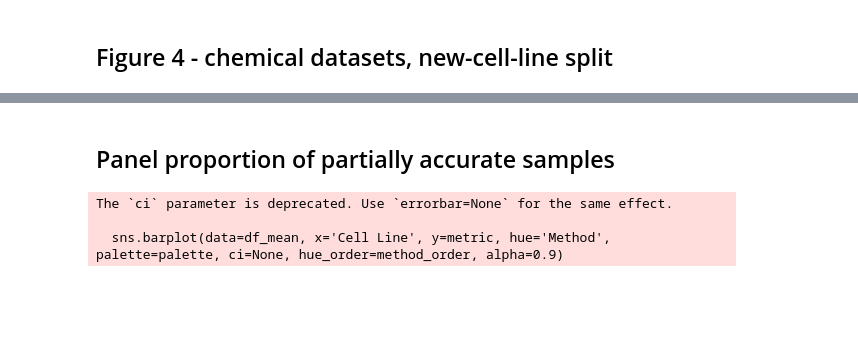
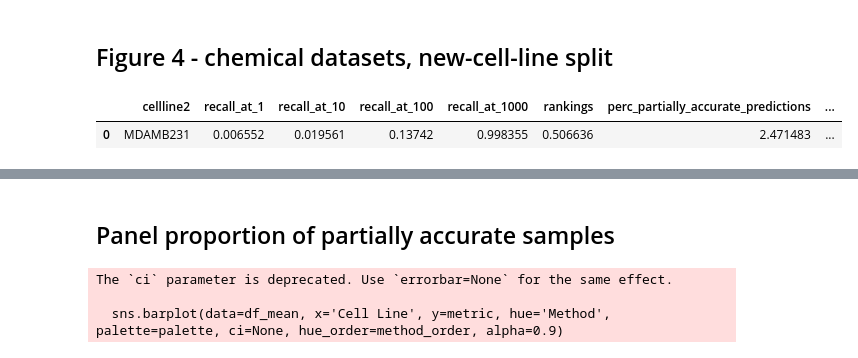
Before and after one commit to mims-harvard/PDGrapher, a Jupyter notebook: figures/figure_4_chemical_newcell/plot_figure_4_pert_pred_performance.ipynb, the cells around one changed output, grey strips where cells are left out. Cells and saved outputs as stored; diff of their text form; code cells hidden in the pictures; blank space fills up the shorter version.

```diff
--- a/figures/figure_4_chemical_newcell/plot_figure_4_pert_pred_performance.ipynb
+++ b/figures/figure_4_chemical_newcell/plot_figure_4_pert_pred_performance.ipynb
@@ -63,24 +66,16 @@ for path in paths:
 ##########
 #Biolord
 ##########
-
 paths = glob(osp.join(base_path, 'v2/Biolord/chemical/cross/biolord_chemical_*.csv'))
 
 for path in paths:
     df = pd.read_csv(path)
-
-
-    if df.iloc[0]['cellline1'] == 'HA1E':
-        continue
-
-    train_cell = df.iloc[0]['cellline1']
-
     # Process the new DataFrame to update the dictionary
     method_name = 'Biolord'
 
     # List the columns for which you want to compute the mean
     columns_of_interest = ['recall_at_1', 'recall_at_10', 'recall_at_100',
-                        'recall_at_1000', 'rankings', 'perc_partially_accurate_predictions', 'Ranking_DCG']
+                        'recall_at_1000', 'rankings', 'perc_partially_accurate_predictions', 'Ranking_DCG' ]
 
     # Group by 'cellline2' and calculate the mean for the specified columns
     df_grouped = df.groupby('cellline2')[columns_of_interest].mean().reset_index()
@@ -88,9 +83,6 @@ for path in paths:
     # Iterate over the rows of the new DataFrame
     for _, row in df_grouped.iterrows():
         cellline = row['cellline2']
-
-        if cellline == train_cell:
-            continue
 
         metric_data = {
             'recall@1': row['recall_at_1'],
@@ -100,6 +92,7 @@ for path in paths:
             'percentage of samples with partially accurate predictions': row['perc_partially_accurate_predictions'],
             'rankings': row['rankings'],
             'nDCG': row['Ranking_DCG']
+
         }
 
         # Initialize nested dictionaries if not already present
@@ -156,6 +149,11 @@ for path in paths:
             if method_name not in performance[cellline][metric]:
                 performance[cellline][metric][method_name] = []
             performance[cellline][metric][method_name].append(value)
+# %%
+df_grouped
+# %% [output]
+|  | cellline2 | recall_at_1 | recall_at_10 | recall_at_100 | recall_at_1000 | rankings | perc_partially_accurate_predictions | ... |
+| 0 | MDAMB231 | 0.006552 | 0.019561 | 0.13742 | 0.998355 | 0.506636 | 2.471483 | ... |
 # %%
 ##########
 #ChemCPA
```
Also changed, not shown: parts of 4 cells of this notebook, 44 other files.
